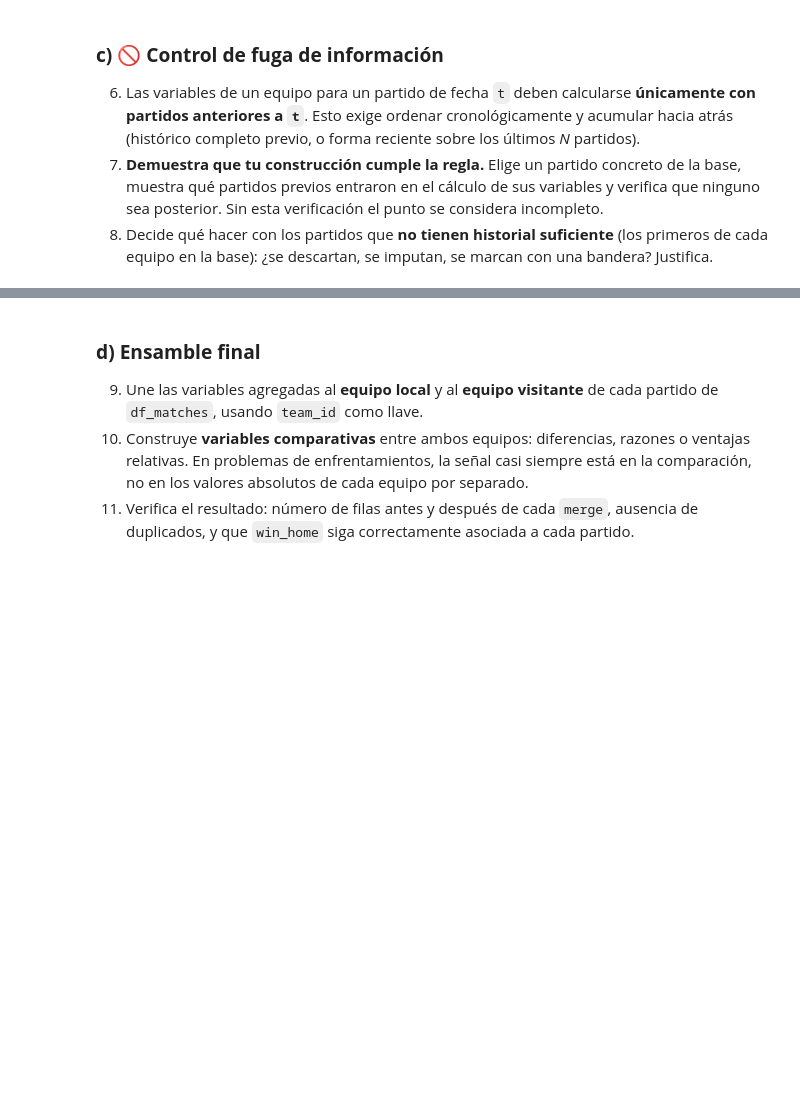
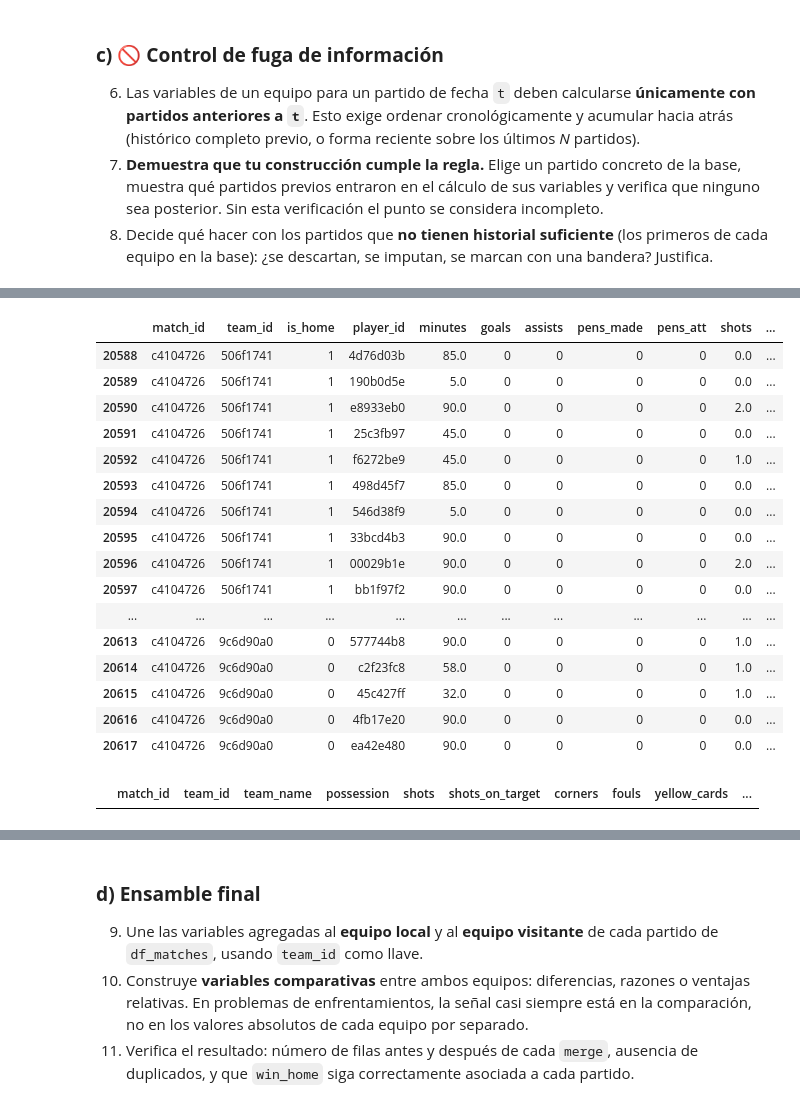
Before and after one commit to antobeni07/Parcial-1_Analitica, a Jupyter notebook: 01_Parcial_Mundial_2026.ipynb, the cells around one changed output, grey strips where cells are left out. Saved outputs shown, nothing was run; the diff lists cells and outputs as text; code cells hidden in the pictures; blank space fills up the shorter version.

```diff
--- a/01_Parcial_Mundial_2026.ipynb
+++ b/01_Parcial_Mundial_2026.ipynb
@@ -1581,3 +1598,6 @@ des_players
    sea posterior. Sin esta verificación el punto se considera incompleto.
 8. Decide qué hacer con los partidos que **no tienen historial suficiente** (los primeros de
    cada equipo en la base): ¿se descartan, se imputan, se marcan con una bandera? Justifica.
+# %%
+df_matches_data = df_matches_data.sort_values(by='fecha_formateada', ascending=True)
+df_matches_data
@@ -1583,0 +1618,4 @@ des_players
+# %%
+df_players_data = df_players_data.merge(df_matches_data[['match_id', 'fecha_formateada']], on = 'match_id', how = 'left')
+df_players_data = df_players_data.sort_values(by='fecha_formateada', ascending=True)
+df_players_data
@@ -1583,0 +1636,25 @@ des_players
+# %%
+faltantes_fecha = df_players_data[df_players_data['fecha_formateada'].isna()]
+faltantes_fecha
+# %% [output]
+|  | match_id | team_id | is_home | player_id | minutes | goals | assists | pens_made | pens_att | shots | ... |
+| 20588 | c4104726 | 506f1741 | 1 | 4d76d03b | 85.0 | 0 | 0 | 0 | 0 | 0.0 | ... |
+| 20589 | c4104726 | 506f1741 | 1 | 190b0d5e | 5.0 | 0 | 0 | 0 | 0 | 0.0 | ... |
+| 20590 | c4104726 | 506f1741 | 1 | e8933eb0 | 90.0 | 0 | 0 | 0 | 0 | 2.0 | ... |
+| 20591 | c4104726 | 506f1741 | 1 | 25c3fb97 | 45.0 | 0 | 0 | 0 | 0 | 0.0 | ... |
+| 20592 | c4104726 | 506f1741 | 1 | f6272be9 | 45.0 | 0 | 0 | 0 | 0 | 1.0 | ... |
+| 20593 | c4104726 | 506f1741 | 1 | 498d45f7 | 85.0 | 0 | 0 | 0 | 0 | 0.0 | ... |
+| 20594 | c4104726 | 506f1741 | 1 | 546d38f9 | 5.0 | 0 | 0 | 0 | 0 | 0.0 | ... |
+| 20595 | c4104726 | 506f1741 | 1 | 33bcd4b3 | 90.0 | 0 | 0 | 0 | 0 | 0.0 | ... |
+| 20596 | c4104726 | 506f1741 | 1 | 00029b1e | 90.0 | 0 | 0 | 0 | 0 | 2.0 | ... |
+| 20597 | c4104726 | 506f1741 | 1 | bb1f97f2 | 90.0 | 0 | 0 | 0 | 0 | 0.0 | ... |
+| ... | ... | ... | ... | ... | ... | ... | ... | ... | ... | ... | ... |
+| 20613 | c4104726 | 9c6d90a0 | 0 | 577744b8 | 90.0 | 0 | 0 | 0 | 0 | 1.0 | ... |
+| 20614 | c4104726 | 9c6d90a0 | 0 | c2f23fc8 | 58.0 | 0 | 0 | 0 | 0 | 1.0 | ... |
+| 20615 | c4104726 | 9c6d90a0 | 0 | 45c427ff | 32.0 | 0 | 0 | 0 | 0 | 1.0 | ... |
+| 20616 | c4104726 | 9c6d90a0 | 0 | 4fb17e20 | 90.0 | 0 | 0 | 0 | 0 | 0.0 | ... |
+| 20617 | c4104726 | 9c6d90a0 | 0 | ea42e480 | 90.0 | 0 | 0 | 0 | 0 | 0.0 | ... |
+# %%
+df_matches_data[df_matches_data['match_id'] == 'c4104726']
+# %% [output]
+|  | match_id | team_id | team_name | possession | shots | shots_on_target | corners | fouls | yellow_cards | ... |
```
Also changed, not shown: parts of 12 cells of this notebook, 1 other file.
